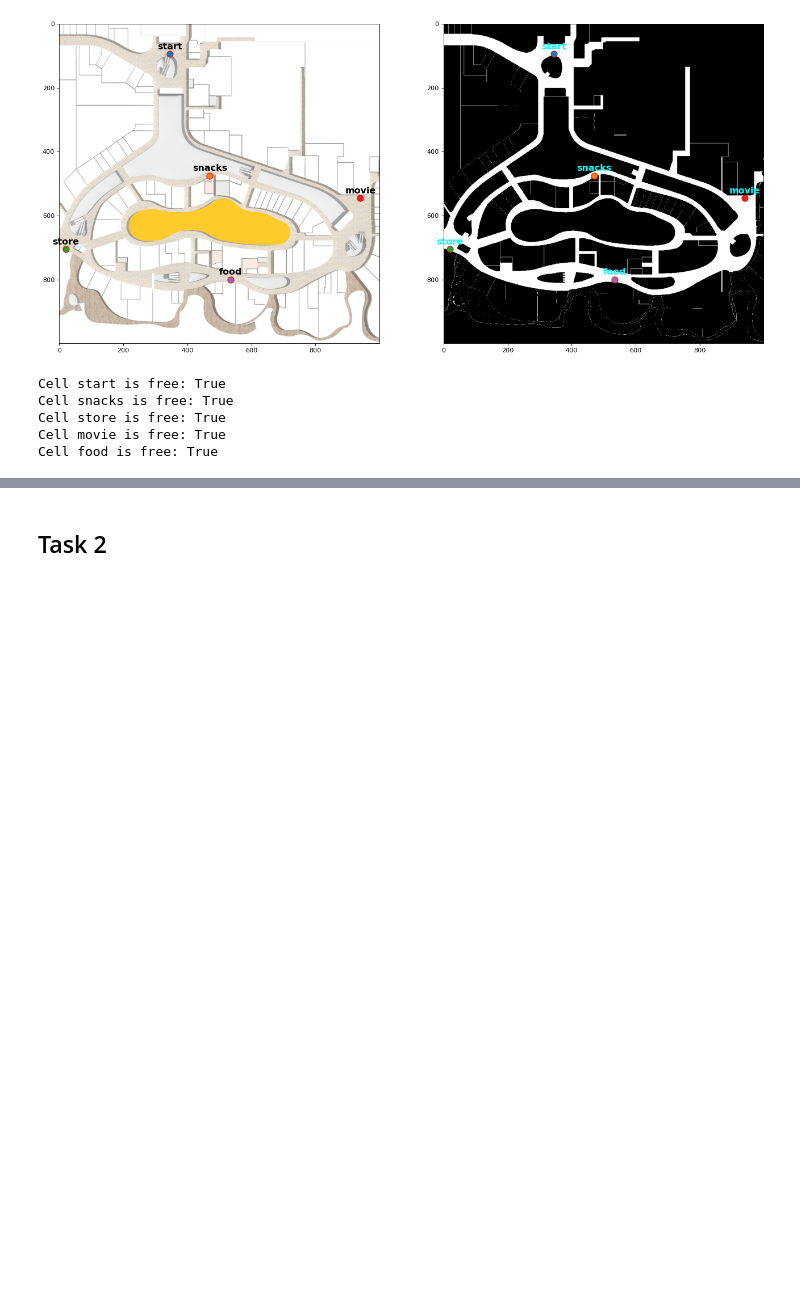
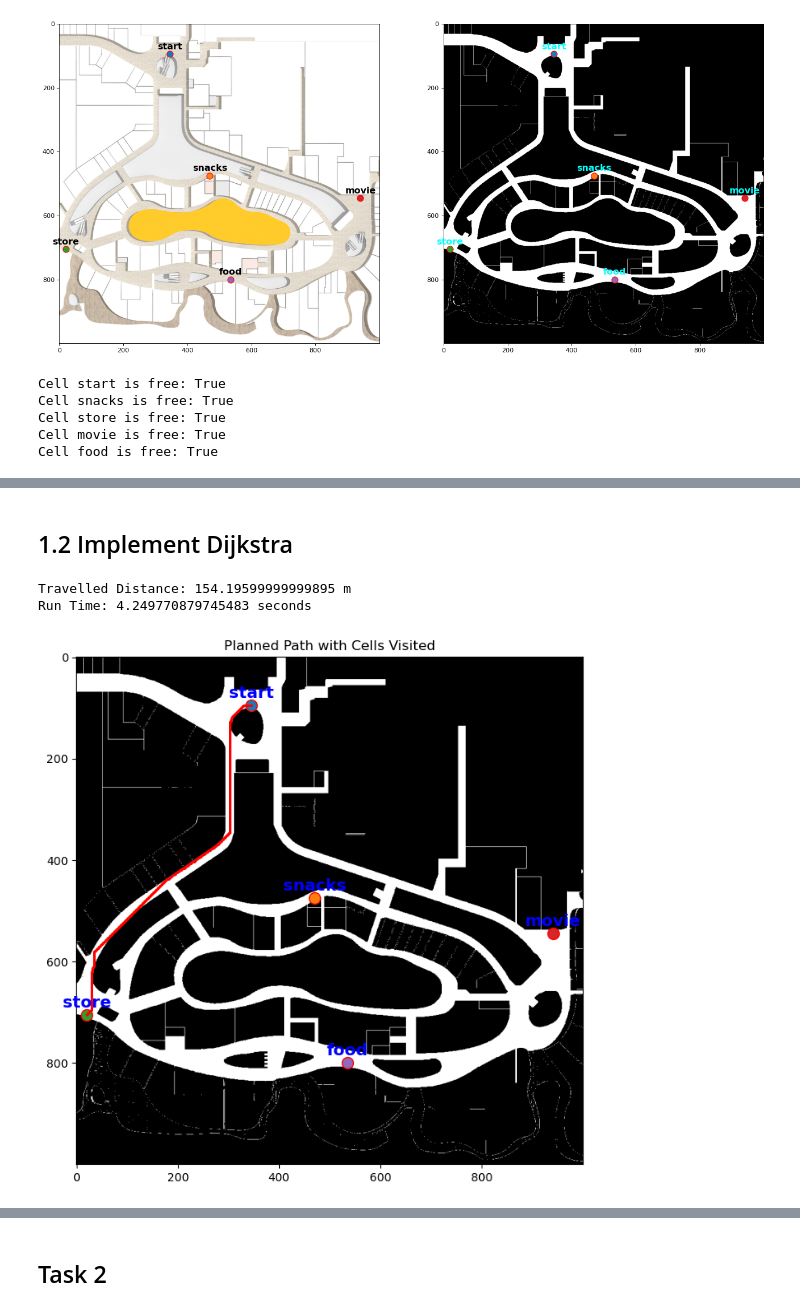
Before and after one commit to huangyqs123/ME5413_HW3, a Jupyter notebook: HW3_Task1&2/homework3.ipynb, the cells around one changed output, grey strips where cells are left out. Cells and saved outputs as stored; diff of their text form; code cells hidden in the pictures; blank space fills up the shorter version.

Commit message:
Dijkstra and Greedy

```diff
--- a/HW3_Task1&2/homework3.ipynb
+++ b/HW3_Task1&2/homework3.ipynb
@@ -135,0 +144,60 @@ Total Run Time: 2.9956090450286865 seconds
+# %% [markdown]
+## 1.2 Implement Dijkstra
+# %%
+import numpy as np
+import matplotlib.pyplot as plt
+import time
+
+
+def dijkstra(start, goal, grid_map):
+    open_set = {start}
+    came_from = {}
+    g_score = {start: 0}
+
+    while open_set:
+        current = min(open_set, key=lambda x: g_score[x])
+        if current == goal:
+            return reconstruct_path(came_from, current), g_score[current]
+
+        open_set.remove(current)
+        for dx in [-1, 0, 1]:
+            for dy in [-1, 0, 1]:
+                if dx == 0 and dy == 0:
+                    continue
+
+                neighbor = (current[0] + dx, current[1] + dy)
+                if not is_valid(neighbor, grid_map):
+                    continue
+
+                cost = get_cost(dx, dy)
+                tentative_g_score = g_score[current] + cost
+                if neighbor not in g_score or tentative_g_score < g_score[neighbor]:
+                    came_from[neighbor] = current
+                    g_score[neighbor] = tentative_g_score
+                    if neighbor not in open_set:
+                        open_set.add(neighbor)
+
+    return None, float('inf')
+
+# Assuming locations and grid_map_img are defined
+# This section needs to be adjusted to your specific implementation context
+start_time = time.time()
+path, _ = dijkstra(tuple(locations['start']), tuple(locations['store']), grid_map)
+total_distance = calculate_distance(path)
+end_time = time.time()
+print("Travelled Distance:", total_distance, "m")
+print("Run Time:", end_time - start_time, "seconds")
+
+# Visualization part remains the same as in your A* visualization
+plt.figure(figsize=(8, 8))
+plt.imshow(grid_map_img, cmap='gray')
+plot_locations(locations, color='blue')
+if path:
+    path_x, path_y = zip(*path)
+    plt.plot(path_x, path_y, marker='o', color='red', markersize=1, linestyle='-')
+plt.title('Planned Path with Cells Visited')
+plt.show()
+# %% [output]
+Travelled Distance: 154.19599999999895 m
+Run Time: 4.249770879745483 seconds
+[figure, added]
```
Also changed, not shown: parts of 4 cells of this notebook.
